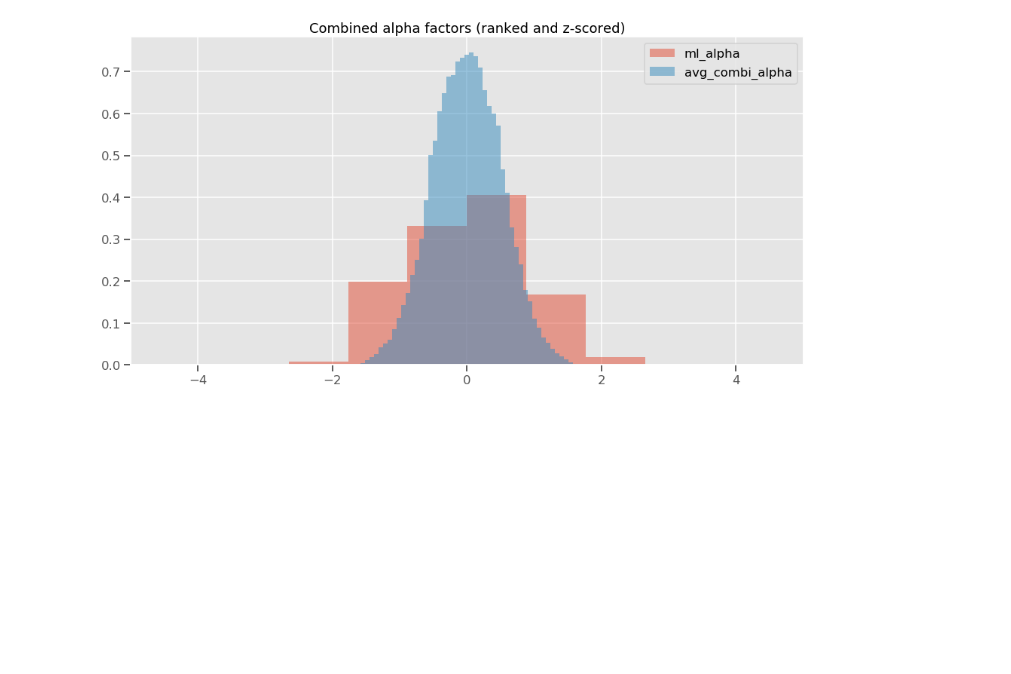
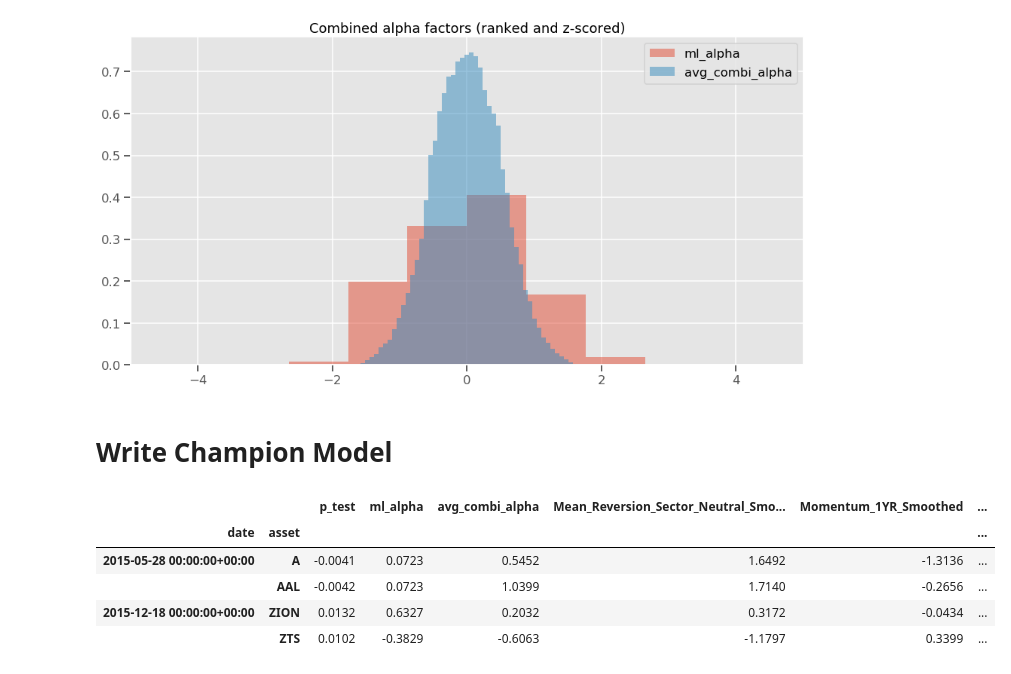
Before and after one commit to manualrg/dslab-ai-for-trading, a Jupyter notebook: 03_ml_models/03_mlmod_benchmark.ipynb, the cells around one changed output. Drawn from its saved outputs; the diff is of its cells as text; code cells hidden in the pictures; blank space fills up the shorter version.

Commit message:
Model benchmark: Champion and alpha-factor persistance

```diff
--- a/03_ml_models/04_mlmod_benchmark.ipynb
+++ b/03_ml_models/03_mlmod_benchmark.ipynb
@@ -463,10 +465,6 @@ Name: 1, dtype: float64
 # %% [markdown]
 # Refit Champion Model on Train + Valid
 # %%
-champ_rf = RandomForestRegressor(n_estimators=200, criterion='mse',
-                            bootstrap=True,oob_score=True,
-                            n_jobs=-1, random_state=RND_SEED)
-champ_rf.set_params(**rf_select_params)
 champ_rf.fit(pd.concat([X_train_full, X_valid_full], axis=0),
              pd.concat([y_train_full, y_valid_full], axis=0))
 # %% [output]
@@ -519,3 +517,19 @@ plt.title("Combined alpha factors (ranked and z-scored)")
 plt.show()
 # %% [output]
 [figure]
+# %% [markdown]
+# Write Champion Model
+# %%
+preds = p_test_rf.to_frame('p_test')
+preds['ml_alpha'] = ml_alpha_test
+preds['avg_combi_alpha'] = avg_combi_alpha_test
+preds[all_alphas] = X_test_full[all_alphas]
+
+pd.concat([preds.head(2), preds.tail(2)], axis=0)
+# %% [output]
+|  |  | p_test | ml_alpha | avg_combi_alpha | Mean_Reversion_Sector_Neutral_Smo... | Momentum_1YR_Smoothed | ... |
+| date | asset |  |  |  |  |  | ... |
+| 2015-05-28 00:00:00+00:00 | A | -0.0041 | 0.0723 | 0.5452 | 1.6492 | -1.3136 | ... |
+|  | AAL | -0.0042 | 0.0723 | 1.0399 | 1.7140 | -0.2656 | ... |
+| 2015-12-18 00:00:00+00:00 | ZION | 0.0132 | 0.6327 | 0.2032 | 0.3172 | -0.0434 | ... |
+|  | ZTS | 0.0102 | -0.3829 | -0.6063 | -1.1797 | 0.3399 | ... |
```
Also changed, not shown: parts of 5 cells of this notebook.
